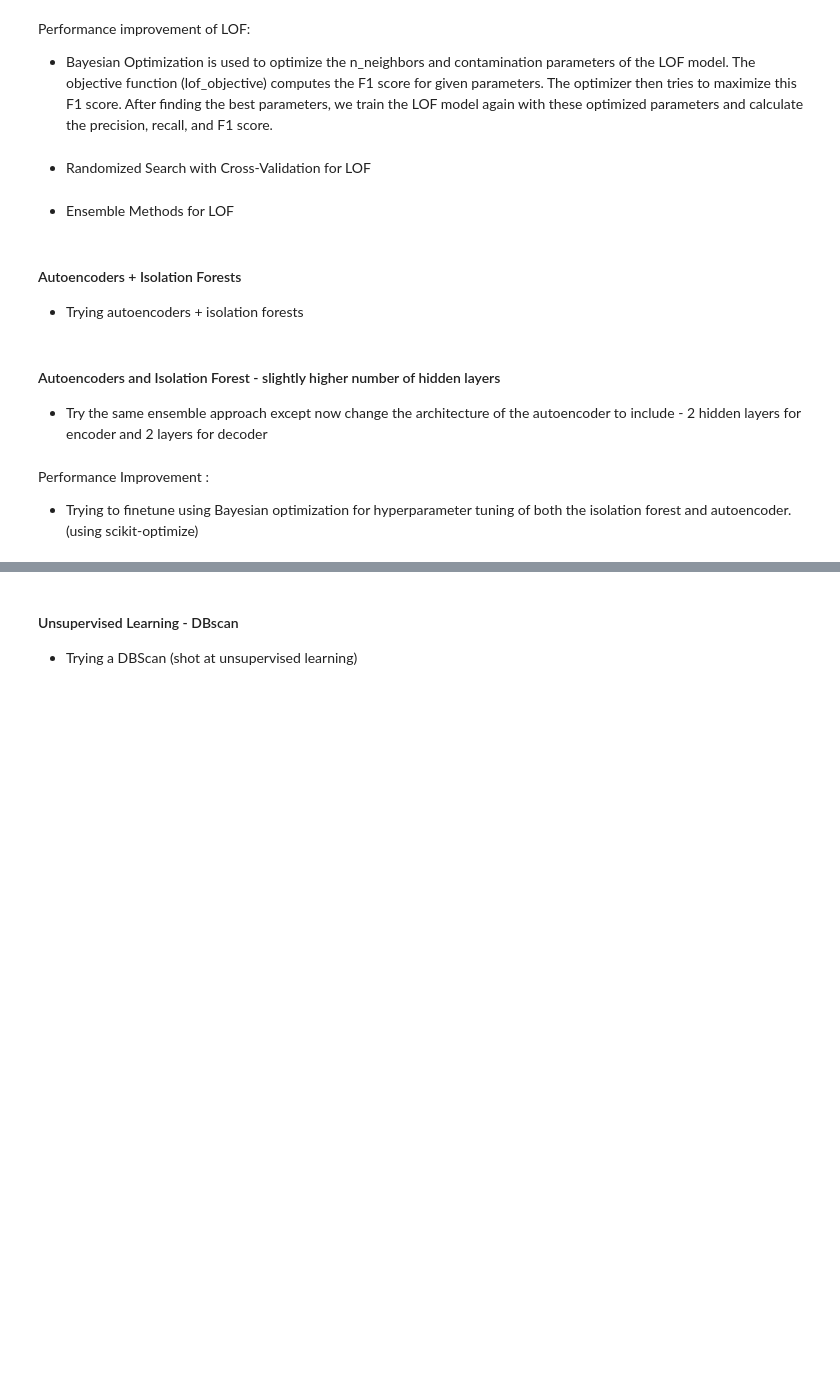
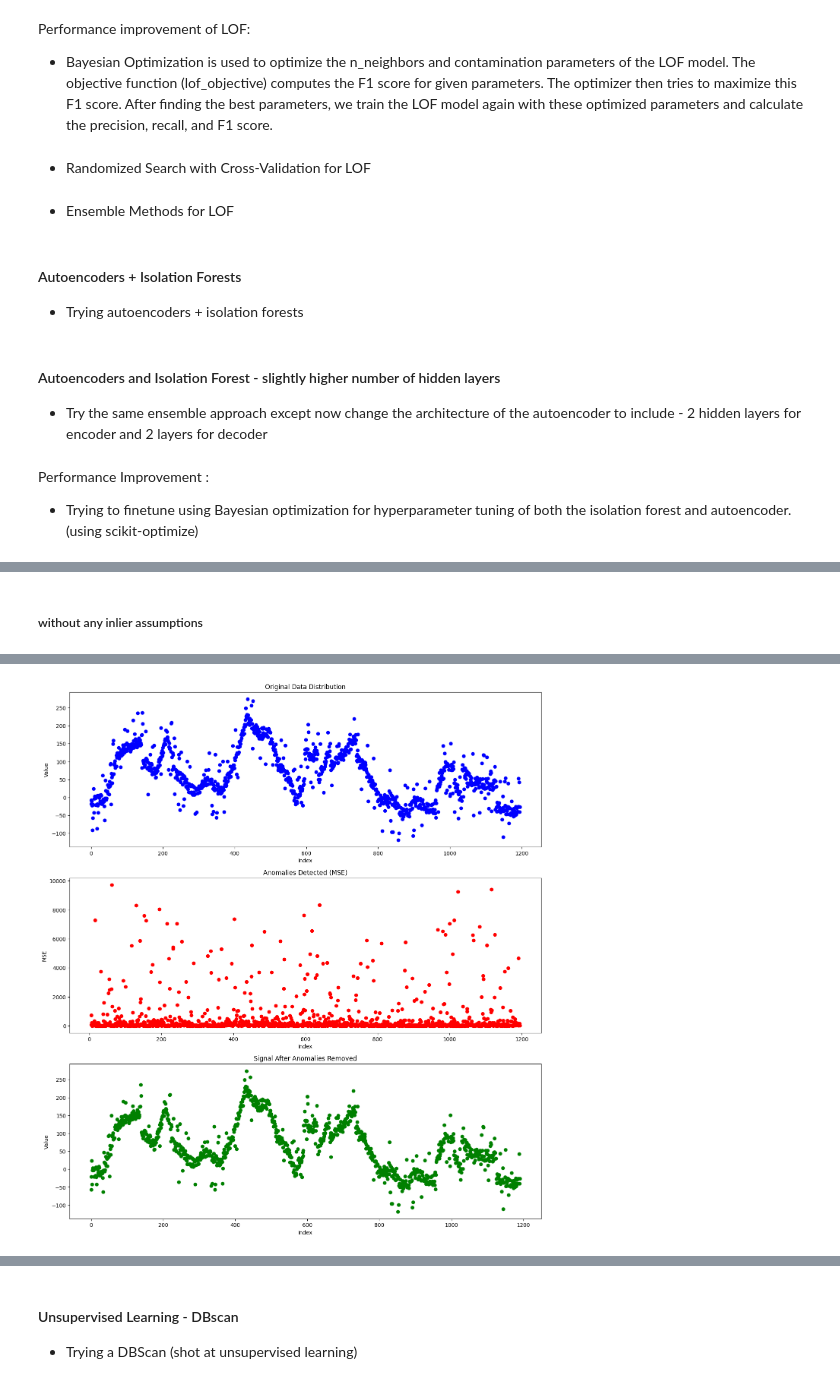
Before and after one commit to TitasDas/dozee, a Jupyter notebook: Assignment_2.ipynb, the cells around one changed output, grey strips where cells are left out. Cells and saved outputs as stored; diff of their text form; code cells hidden in the pictures; blank space fills up the shorter version.

```diff
--- a/Assignment_2.ipynb
+++ b/Assignment_2.ipynb
@@ -1085,0 +1214,70 @@ plt.show()
+# %% [markdown]
+##### without any inlier assumptions
+# %%
+# without any inlier assumptions
+import numpy as np
+import tensorflow as tf
+from sklearn.metrics import precision_score, recall_score, f1_score
+import matplotlib.pyplot as plt
+
+# # Generate synthetic data
+# def generate_trend_with_outliers():
+#     segment_nos = np.random.randint(25,50)
+#     slopes = [np.tan((np.random.random()-0.5)*2.7) for i in range(segment_nos)]
+
+#     points=[]
+#     constant = (np.random.random()-0.5)*100
+#     for i in range(segment_nos):
+#         points += [constant+(slopes[i]*j)+ 30*(np.random.random()-0.5)*(1+5*(np.random.random()>0.8)) for j in range(1,np.random.randint(20,41))]
+#         constant = points[-1]
+#     return np.array(points)
+
+# array_with_outliers = generate_trend_with_outliers()
+
+# Prepare data for LSTM
+window_size = 5
+X = [array_with_outliers[i:i+window_size] for i in range(len(array_with_outliers)-window_size)]
+X = np.array(X)
+X = np.expand_dims(X, axis=2)
+
+# Build LSTM model
+model = tf.keras.Sequential([
+    tf.keras.layers.LSTM(50, activation='relu', input_shape=(window_size, 1)),
+    tf.keras.layers.Dense(20, activation='relu'),
+    tf.keras.layers.Dense(1)
+])
+model.compile(optimizer='adam', loss='mse')
+
+# Train the model
+model.fit(X, array_with_outliers[window_size:], epochs=50, batch_size=16, verbose=0)
+
+# Make predictions
+predicted = model.predict(X)
+mse = np.mean(np.square(predicted - array_with_outliers[window_size:].reshape(-1, 1)), axis=1)
+threshold = np.percentile(mse, 95)
+anomalies = (mse > threshold).astype(int)
+
+# Plotting
+fig, axs = plt.subplots(3, 1, figsize=(16, 18))
+
+# Plot original data
+axs[0].scatter(range(len(array_with_outliers)), array_with_outliers, c='blue')
+axs[0].set_title('Original Data Distribution')
+axs[0].set_xlabel('Index')
+axs[0].set_ylabel('Value')
+
+# Plot anomalies detected
+axs[1].scatter(range(window_size, len(array_with_outliers)), mse, c='red')
+axs[1].set_title('Anomalies Detected (MSE)')
+axs[1].set_xlabel('Index')
+axs[1].set_ylabel('MSE')
+
+# Plot signal after anomalies have been removed
+cleaned_signal = np.array([array_with_outliers[i] if anomalies[i-window_size]==0 else np.nan for i in range(window_size, len(array_with_outliers))])
+axs[2].scatter(range(len(cleaned_signal)), cleaned_signal, c='green')
+axs[2].set_title('Signal After Anomalies Removed')
+axs[2].set_xlabel('Index')
+axs[2].set_ylabel('Value')
+
+plt.show()
+# %% [output]
@@ -1085,0 +1286 @@ plt.show()
+[figure, added]
```
Also changed, not shown: parts of 28 cells of this notebook.
